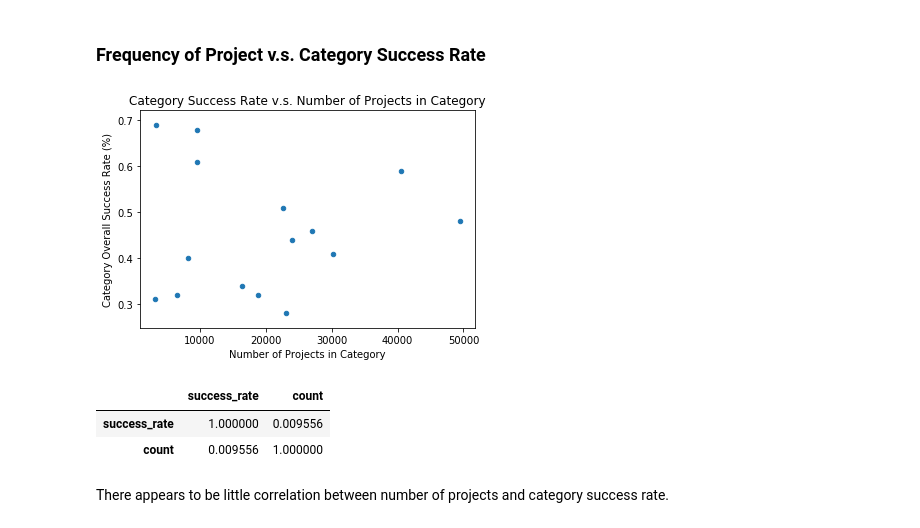
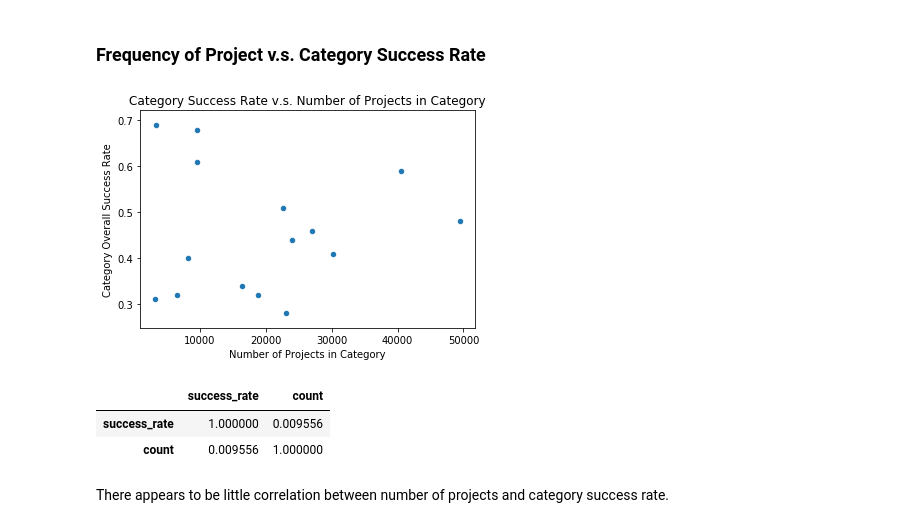
Before and after one commit to qjyap/STAT131-HALLO, a Jupyter notebook: Stats 131 Final Report.ipynb, the cells around one changed output. Saved outputs shown, nothing was run; the diff lists cells and outputs as text; code cells hidden in the pictures.

```diff
--- a/Stats 131 Final Report.ipynb
+++ b/Stats 131 Final Report.ipynb
@@ -405,20 +405,20 @@ This lead us to wonder whether there is a relationship between number of project
 # %%
 df1 = pd.DataFrame({'category':prop.index.tolist(),'success_rate': prop.get('successful')})
 
 df2 = pd.DataFrame({'category':kickstarter_cleaned.main_category.value_counts().index.tolist(),
                     'count': kickstarter_cleaned.main_category.value_counts()})
 
 df3 = pd.merge(df1,df2)
 
 df3.plot(kind='scatter',x='count',y='success_rate')
 plt.title('Category Success Rate v.s. Number of Projects in Category')
-plt.ylabel('Category Overall Success Rate (%)')
+plt.ylabel('Category Overall Success Rate')
 plt.xlabel('Number of Projects in Category')
 plt.show()
 
 df3.corr()
 # %% [output]
-[figure, old version]
+[figure, new version]
 |  | success_rate | count |
 | success_rate | 1.000000 | 0.009556 |
 | count | 0.009556 | 1.000000 |
```
Also changed, not shown: parts of 9 cells of this notebook.
